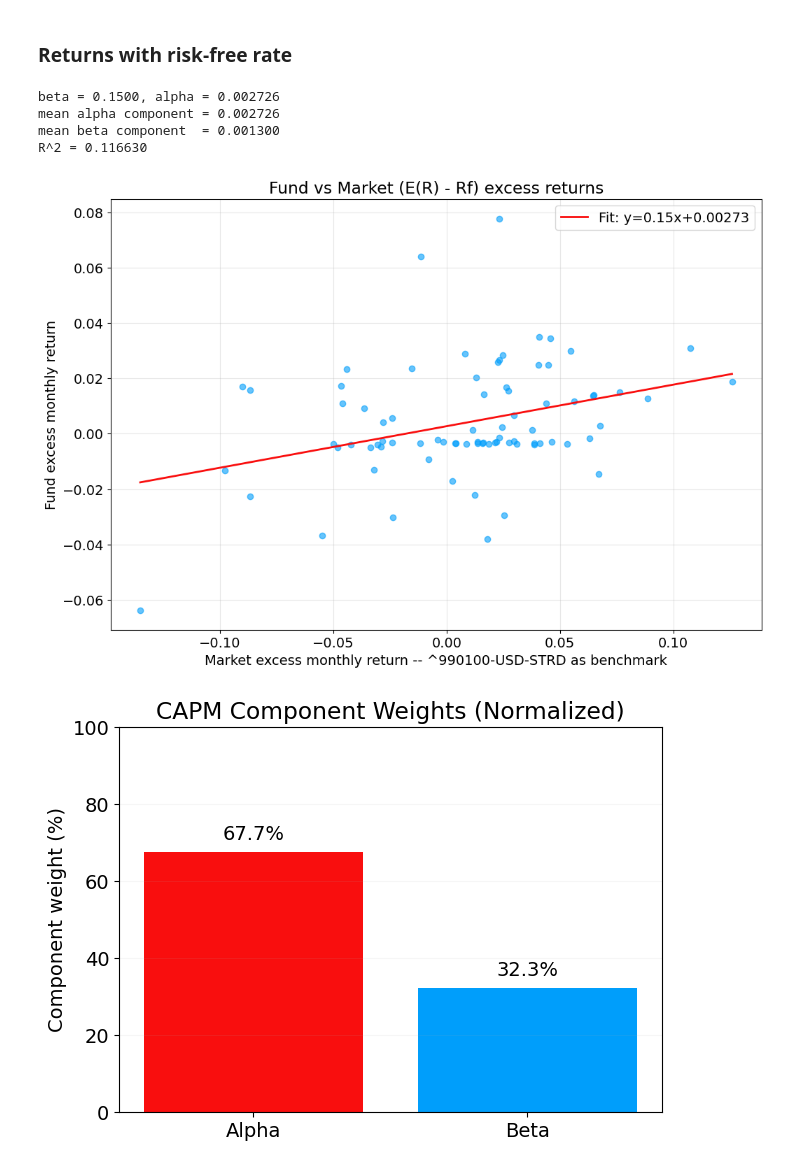
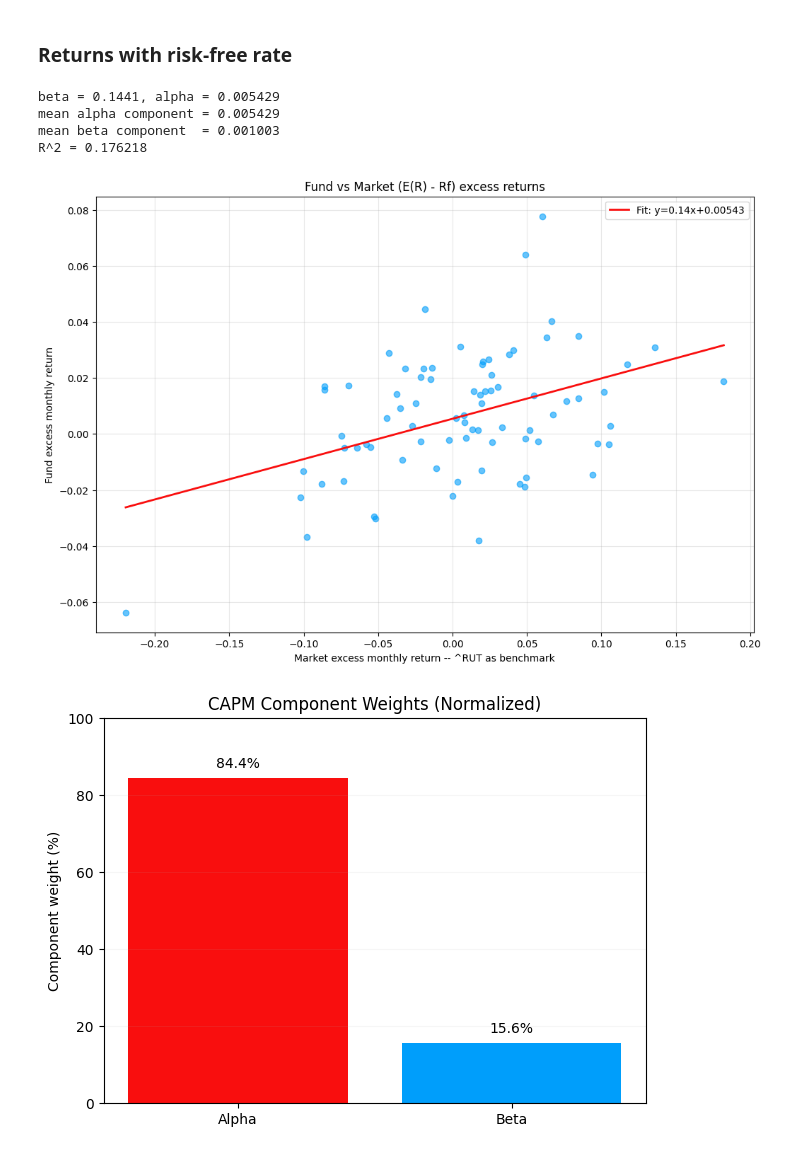
Before and after one commit to MatthewSmithseree/capm-regression_alpha-calculator, a Jupyter notebook: capm-regression.ipynb, the cells around one changed output. Saved outputs shown, nothing was run; the diff lists cells and outputs as text; code cells hidden in the pictures.

```diff
--- a/capm-regression.ipynb
+++ b/capm-regression.ipynb
@@ -38,7 +35,7 @@ import matplotlib.pyplot as plt
 import yfinance as yf
 # %%
 # Pull historical data from yfinance starting from the year 2000
-ticker = "^990100-USD-STRD"
+ticker = "^RUT"
 market_data = yf.download(ticker, start="2000-01-01", multi_level_index=False)
 market_data['market_rets'] = market_data['Close'].pct_change()
 market_data = market_data.dropna()
@@ -63,12 +60,12 @@ display(market_data.tail())
 # %%
 #Get returns data (depends on fund)
-fund_data = pd.read_csv("C:/Users/admin/Desktop/Python Projects/parkman-healthcare-partners_returns.csv")
-fund_data = fund_data[['Date', 'Return']].dropna() #The column names must be "Date" and "Return"
+fund_data = pd.read_csv("M:/_Intern Folder/Matthew/Parkman Data Analysis Project/Fund_Returns.csv")
+fund_data = fund_data[['Date', 'Return']].dropna() # Must have only 2 columns called Date and Return
 
 # Prepare fund returns
 fund_data['Date'] = pd.to_datetime(fund_data['Date'])
 fund_data = fund_data.set_index('Date').sort_index()
-fund_data['Return'] = fund_data['Return'].str.rstrip('%').astype('float') / 100
+# Returns must be in decimals (no percentages)
 
 display(fund_data.head())
 display(fund_data.tail())
@@ -171,12 +168,8 @@ print(f'mean beta component  = {beta_component:.6f}')
 
 # Normalize components (0-100%)
 components = [alpha_component, beta_component]
-components_nonneg = [max(0.0, float(x)) for x in components] #Set negative components to zero (can't plot)
-components_sum = float(sum(components_nonneg))
-if components_sum > 0:
-    components_pct = [x / components_sum * 100.0 for x in components_nonneg]
-else:
-    components_pct = [0.0, 0.0]
+components_sum = float(sum(components))
+components_pct = [x / components_sum * 100.0 for x in components]
 
 # Scatter plot to display the fund's return corelation with market
 x = market_excess.dropna() # x is a series
@@ -204,36 +197,36 @@ plt.plot(
 )
 plt.xlabel(f"Market excess monthly return -- {ticker} as benchmark")
 plt.ylabel("Fund excess monthly return")
 plt.title("Fund vs Market (E(R) - Rf) excess returns")
 plt.grid(True, alpha=0.3)
 plt.legend()
 plt.show()
 
 # Plot normalized alpha and beta (0-100%)
 
 labels = ['Alpha', 'Beta']
 colors = [alpha_color, beta_color]
 
 plt.figure(figsize=(7, 5))
 bars = plt.bar(labels, components_pct, color=colors)
 plt.ylabel("Component weight (%)")
 plt.title("CAPM Component Weights (Normalized)")
 plt.ylim(0, 100)
 plt.grid(axis="y", alpha=0.1)
 for b in bars:
     h = b.get_height()
     plt.text(
         b.get_x() + b.get_width() / 2,
         h + 2,
         f"{h:.1f}%",
         ha="center",
         va="bottom",
     )
 plt.show()
 # %% [output]
-beta = 0.1500, alpha = 0.002726
-mean alpha component = 0.002726
-mean beta component  = 0.001300
-R^2 = 0.116630
+beta = 0.1441, alpha = 0.005429
+mean alpha component = 0.005429
+mean beta component  = 0.001003
+R^2 = 0.176218
-[figure, old version]
+[figure, new version]
-[figure, old version]
+[figure, new version]
```
Also changed, not shown: parts of 5 cells of this notebook, 2 other files.
